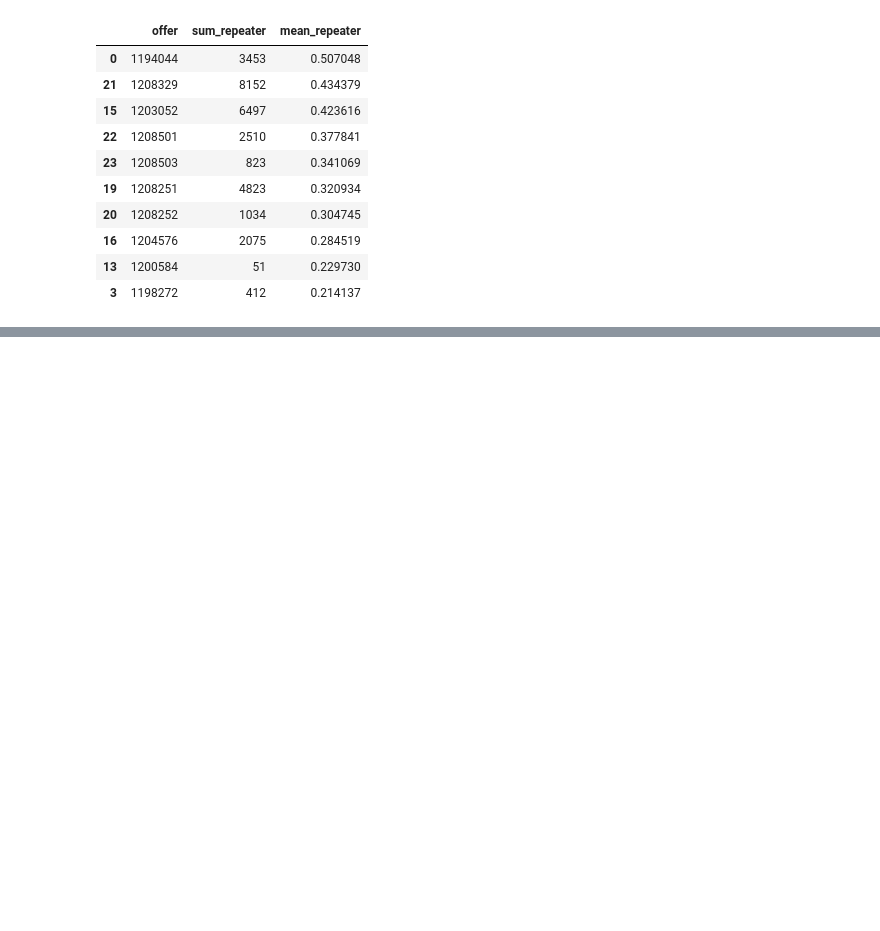
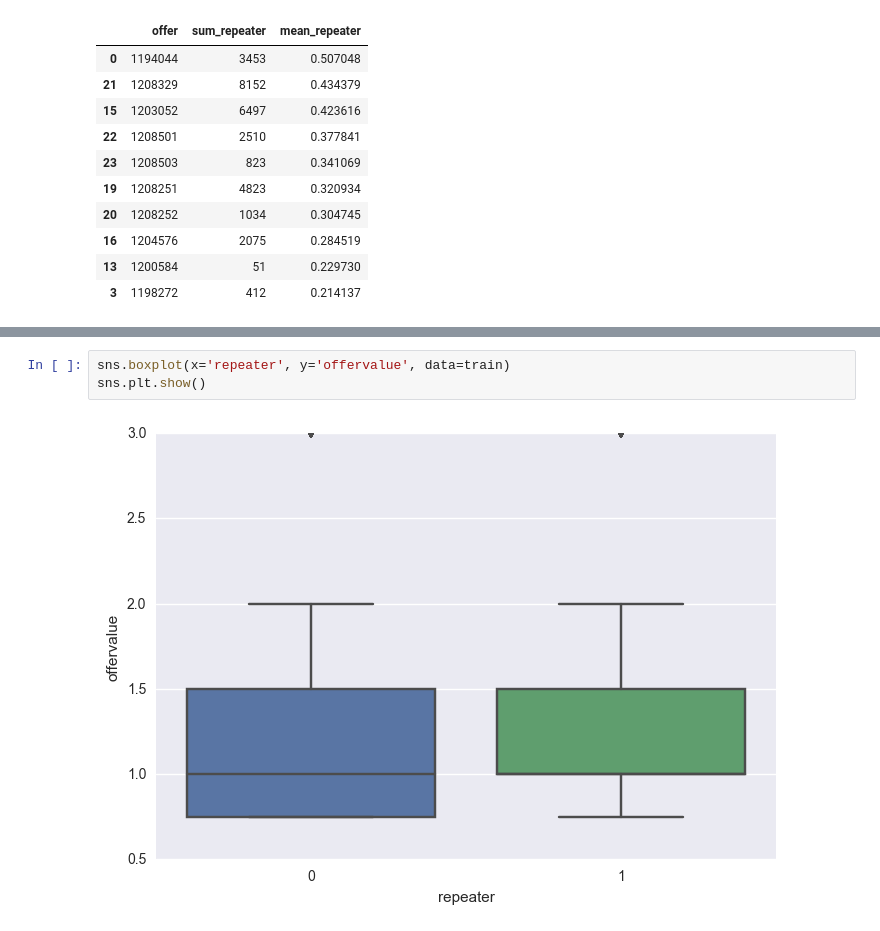
Before and after one commit to shivathudi/spark_rads, a Jupyter notebook: notebooks/EDA.ipynb, the cells around one changed output, grey strips where cells are left out. Saved outputs shown, nothing was run; the diff lists cells and outputs as text; blank space fills up the shorter version.

```diff
--- a/notebooks/EDA.ipynb
+++ b/notebooks/EDA.ipynb
@@ -525,0 +535,5 @@ offer_grp.sort_values('mean_repeater', ascending=False).head(10)
+# %%
+sns.boxplot(x='repeater', y='offervalue', data=train)
+sns.plt.show()
+# %% [output]
+[figure, added]
```
Also changed, not shown: parts of 3 cells of this notebook, 1 other file.
